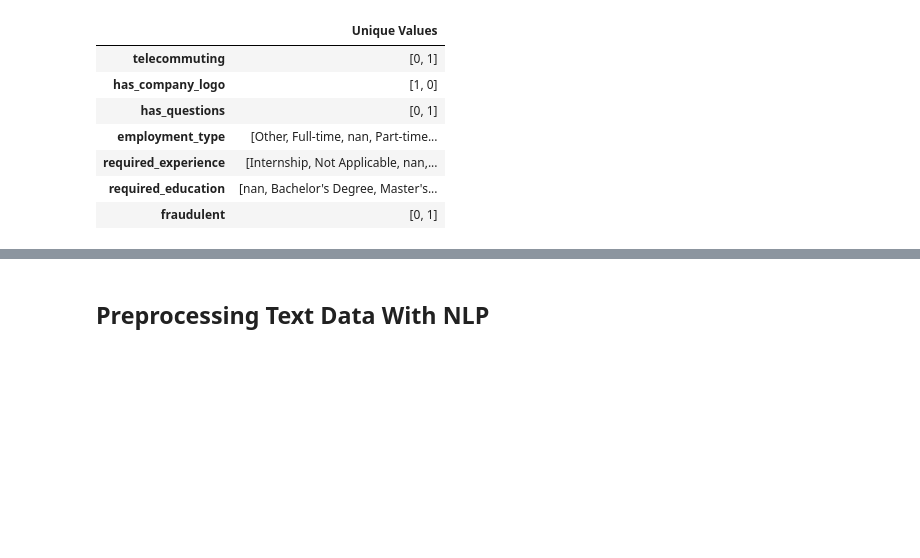
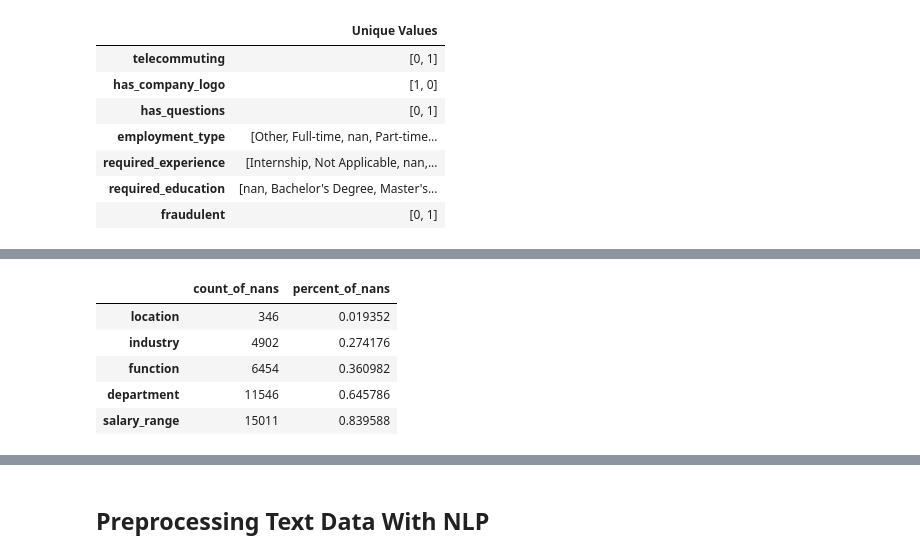
Before and after one commit to dianjin0407/BA820-Group4-Job-Listing-Integrity-Investigation, a Jupyter notebook: BA820_B1_Group4_Deliverable2.ipynb, the cells around one changed output, grey strips where cells are left out. Drawn from its saved outputs; the diff is of its cells as text; code cells hidden in the pictures; blank space fills up the shorter version.

```diff
--- a/BA820_B1_Group4_Deliverable2.ipynb
+++ b/BA820_B1_Group4_Deliverable2.ipynb
@@ -187,3 +179,10 @@ data.loc[data['required_education'] == 'Unspecified', 'required_education'] = 'N
 # Changing the datatypes of categorical columns to 'category'
 data = data.astype({'telecommuting':'category', 'has_company_logo':'category', 'has_questions':'category', 'fraudulent':'category',
                     'employment_type':'category', 'required_experience':'category', 'required_education':'category'})
+# %%
+# Filling missing textual columns with empty strings
+textual_columns = ['company_profile', 'description', 'requirements', 'benefits']
+for column in textual_columns:
+    data[column].fillna('', inplace=True)
+
+data.info()
@@ -189,0 +207,15 @@ data = data.astype({'telecommuting':'category', 'has_company_logo':'category', '
+# %%
+# Checking for NULLs again
+nan_counts = data.isnull().sum()
+nan_percent = data.isnull().sum()/data.shape[0]
+nans_dict = {'count_of_nans':nan_counts, 'percent_of_nans':nan_percent}
+
+nans_df = pd.DataFrame(nans_dict).sort_values('percent_of_nans')
+nans_df[nans_df.count_of_nans > 0]
+# %% [output]
+|  | count_of_nans | percent_of_nans |
+| location | 346 | 0.019352 |
+| industry | 4902 | 0.274176 |
+| function | 6454 | 0.360982 |
+| department | 11546 | 0.645786 |
+| salary_range | 15011 | 0.839588 |
```
Also changed, not shown: parts of 16 cells of this notebook.
